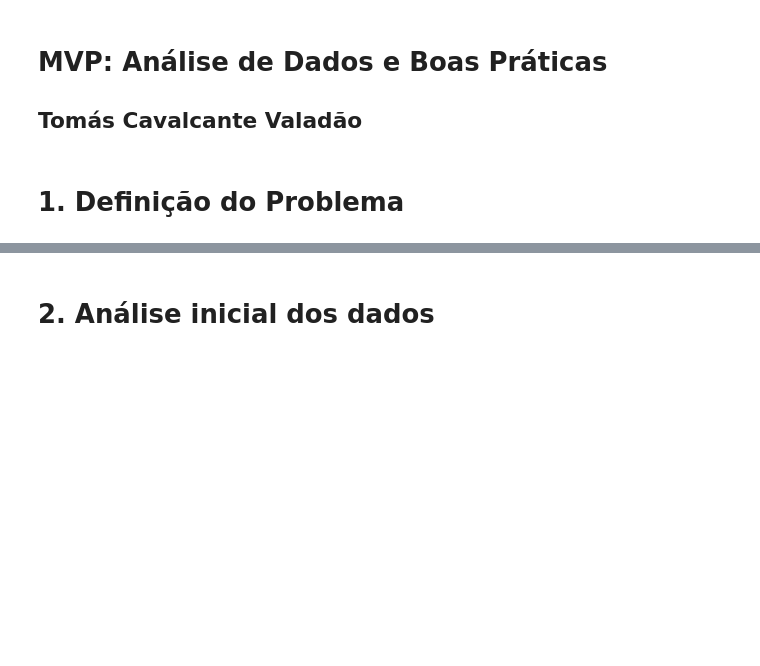
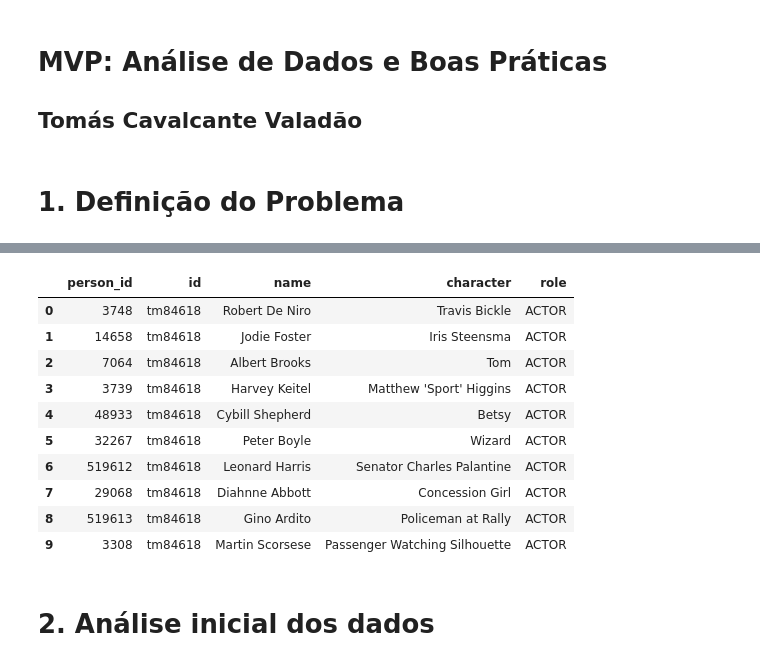
Before and after one commit to TomasValadao/DataVisualization-PUC-Rio, a Jupyter notebook: data_viz_mvp.ipynb, the cells around one changed output, grey strips where cells are left out. Saved outputs shown, nothing was run; the diff lists cells and outputs as text; code cells hidden in the pictures; blank space fills up the shorter version.

```diff
--- a/data_viz_mvp.ipynb
+++ b/data_viz_mvp.ipynb
@@ -14,3 +31,20 @@ from plotnine import ggplot, aes, geom_line, geom_point, xlim, ylim, geom_jitter
+# %%
+path_credits = "https://raw.githubusercontent.com/TomasValadao/DataVisualization-PUC-Rio/main/credits.csv"
+
+df_credits = pd.read_csv(path_credits)
+df_credits.head(10)
+# %% [output]
+|  | person_id | id | name | character | role |
+| 0 | 3748 | tm84618 | Robert De Niro | Travis Bickle | ACTOR |
+| 1 | 14658 | tm84618 | Jodie Foster | Iris Steensma | ACTOR |
+| 2 | 7064 | tm84618 | Albert Brooks | Tom | ACTOR |
+| 3 | 3739 | tm84618 | Harvey Keitel | Matthew 'Sport' Higgins | ACTOR |
+| 4 | 48933 | tm84618 | Cybill Shepherd | Betsy | ACTOR |
+| 5 | 32267 | tm84618 | Peter Boyle | Wizard | ACTOR |
+| 6 | 519612 | tm84618 | Leonard Harris | Senator Charles Palantine | ACTOR |
+| 7 | 29068 | tm84618 | Diahnne Abbott | Concession Girl | ACTOR |
+| 8 | 519613 | tm84618 | Gino Ardito | Policeman at Rally | ACTOR |
+| 9 | 3308 | tm84618 | Martin Scorsese | Passenger Watching Silhouette | ACTOR |
 # %% [markdown]
 # 2. Análise inicial dos dados
 # %% [markdown]
```
Also changed, not shown: parts of 1 cell of this notebook.
